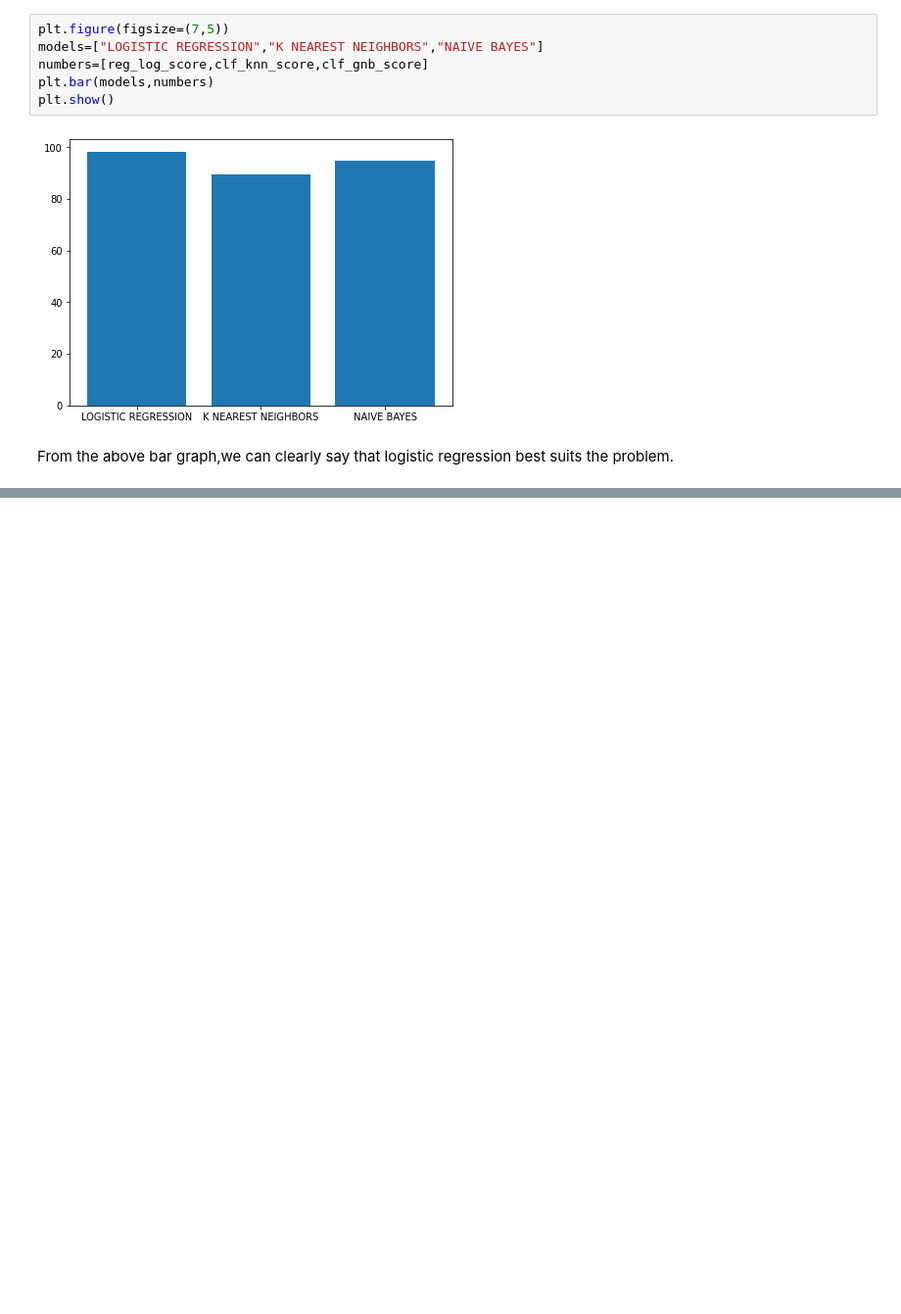
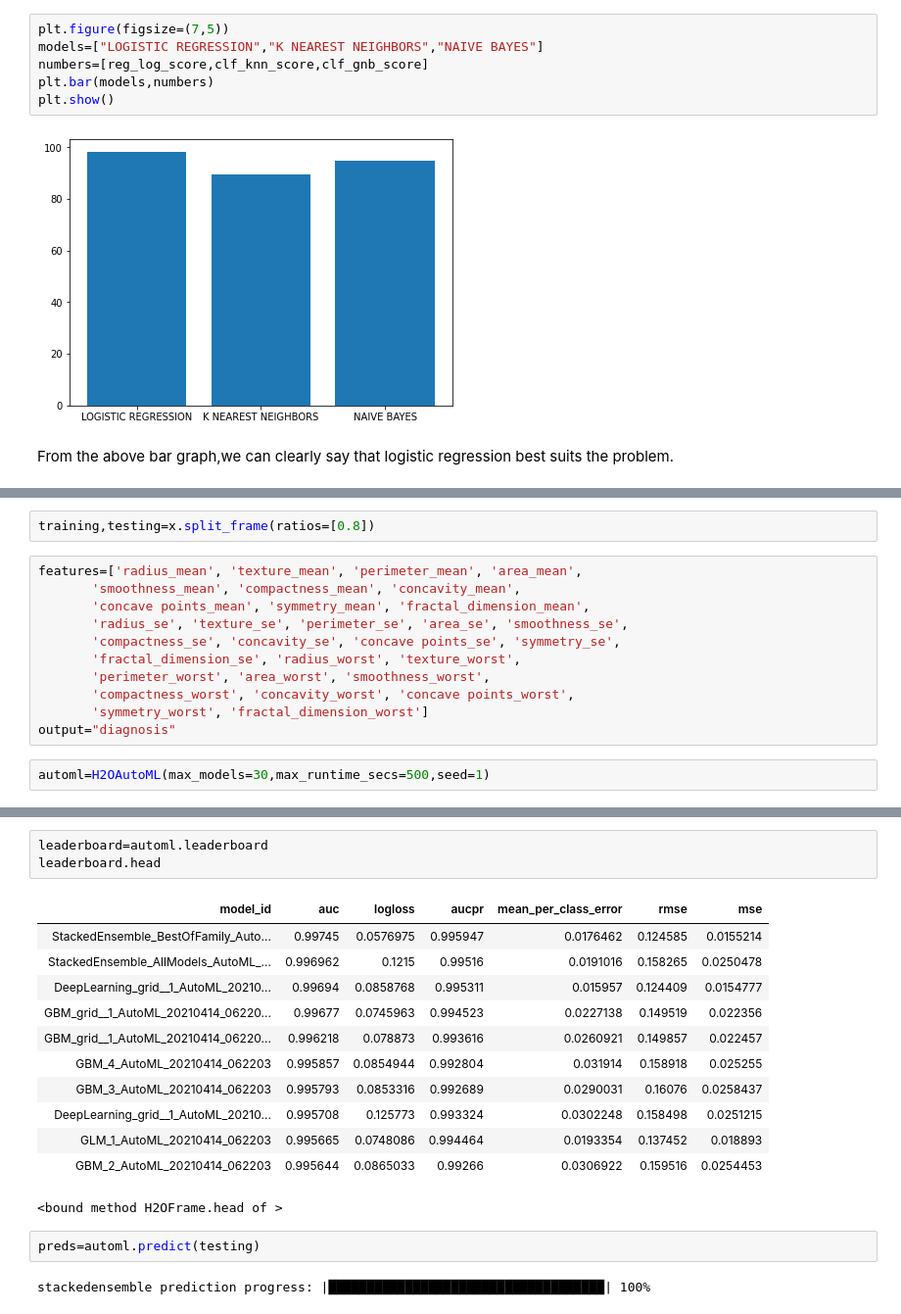
Before and after one commit to naveenvarma600/BREAST-CANCER-PREDICTION, a Jupyter notebook: breast_cancer.ipynb, the cells around one changed output, grey strips where cells are left out. Shown: that part at 98% size. Drawn from its saved outputs; the diff is of its cells as text; blank space fills up the shorter version.

```diff
--- a/breast_cancer.ipynb
+++ b/breast_cancer.ipynb
@@ -121,0 +195,15 @@ From the above bar graph,we can clearly say that logistic regression best suits
+# %%
+training,testing=x.split_frame(ratios=[0.8])
+# %%
+features=['radius_mean', 'texture_mean', 'perimeter_mean', 'area_mean',
+       'smoothness_mean', 'compactness_mean', 'concavity_mean',
+       'concave points_mean', 'symmetry_mean', 'fractal_dimension_mean',
+       'radius_se', 'texture_se', 'perimeter_se', 'area_se', 'smoothness_se',
+       'compactness_se', 'concavity_se', 'concave points_se', 'symmetry_se',
+       'fractal_dimension_se', 'radius_worst', 'texture_worst',
+       'perimeter_worst', 'area_worst', 'smoothness_worst',
+       'compactness_worst', 'concavity_worst', 'concave points_worst',
+       'symmetry_worst', 'fractal_dimension_worst']
+output="diagnosis"
+# %%
+automl=H2OAutoML(max_models=30,max_runtime_secs=500,seed=1)
@@ -121,0 +214,20 @@ From the above bar graph,we can clearly say that logistic regression best suits
+# %%
+leaderboard=automl.leaderboard
+leaderboard.head
+# %% [output]
+| model_id | auc | logloss | aucpr | mean_per_class_error | rmse | mse |
+| StackedEnsemble_BestOfFamily_Auto... | 0.99745 | 0.0576975 | 0.995947 | 0.0176462 | 0.124585 | 0.0155214 |
+| StackedEnsemble_AllModels_AutoML_... | 0.996962 | 0.1215 | 0.99516 | 0.0191016 | 0.158265 | 0.0250478 |
+| DeepLearning_grid__1_AutoML_20210... | 0.99694 | 0.0858768 | 0.995311 | 0.015957 | 0.124409 | 0.0154777 |
+| GBM_grid__1_AutoML_20210414_06220... | 0.99677 | 0.0745963 | 0.994523 | 0.0227138 | 0.149519 | 0.022356 |
+| GBM_grid__1_AutoML_20210414_06220... | 0.996218 | 0.078873 | 0.993616 | 0.0260921 | 0.149857 | 0.022457 |
+| GBM_4_AutoML_20210414_062203 | 0.995857 | 0.0854944 | 0.992804 | 0.031914 | 0.158918 | 0.025255 |
+| GBM_3_AutoML_20210414_062203 | 0.995793 | 0.0853316 | 0.992689 | 0.0290031 | 0.16076 | 0.0258437 |
+| DeepLearning_grid__1_AutoML_20210... | 0.995708 | 0.125773 | 0.993324 | 0.0302248 | 0.158498 | 0.0251215 |
+| GLM_1_AutoML_20210414_062203 | 0.995665 | 0.0748086 | 0.994464 | 0.0193354 | 0.137452 | 0.018893 |
+| GBM_2_AutoML_20210414_062203 | 0.995644 | 0.0865033 | 0.99266 | 0.0306922 | 0.159516 | 0.0254453 |
+<bound method H2OFrame.head of >
+# %%
+preds=automl.predict(testing)
+# %% [output]
+stackedensemble prediction progress: |████████████████████████████████████| 100%
```
Also changed, not shown: parts of 15 cells of this notebook.
